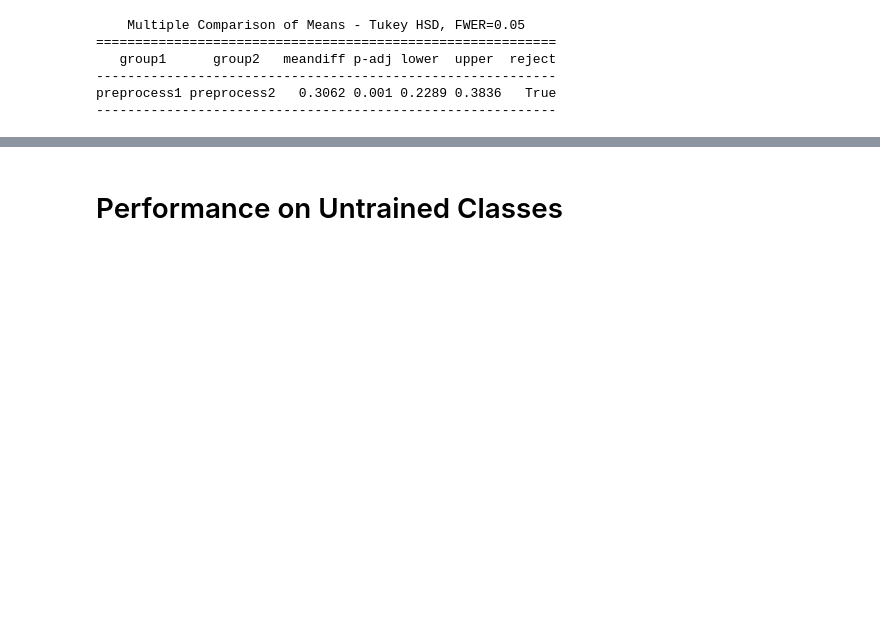
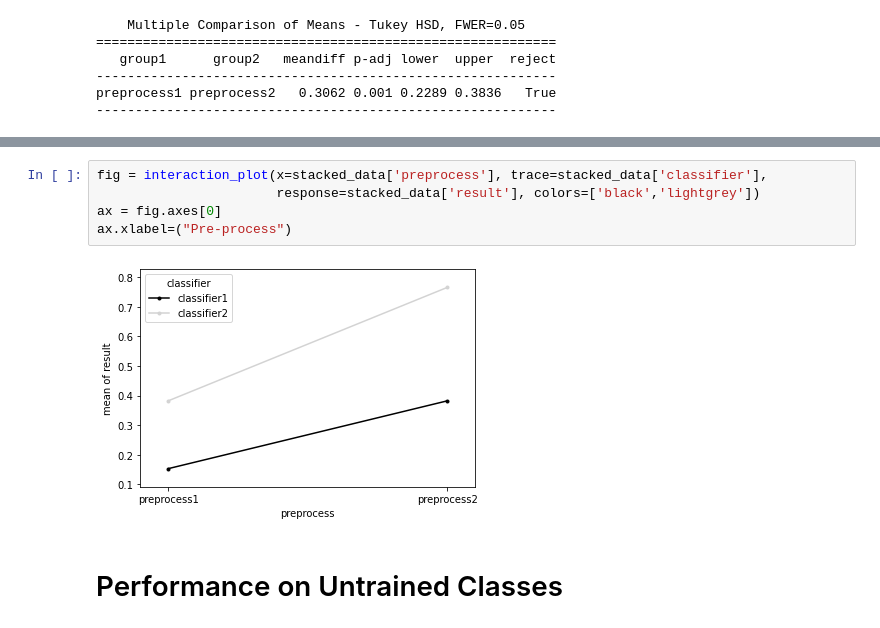
Before and after one commit to maddybartlett/Thesis_Notebooks, a Jupyter notebook: Chapter5_LMUs/Analysis/Analysis.ipynb, the cells around one changed output, grey strips where cells are left out. Saved outputs shown, nothing was run; the diff lists cells and outputs as text; blank space fills up the shorter version.

Commit message:
interaction plot

```diff
--- a/Chapter5_LMUs/Analysis/Analysis.ipynb
+++ b/Chapter5_LMUs/Analysis/Analysis.ipynb
@@ -1036,3 +1062,10 @@ preprocess1 preprocess2   0.3062 0.001 0.2289 0.3836   True
+# %%
+fig = interaction_plot(x=stacked_data['preprocess'], trace=stacked_data['classifier'],
+                       response=stacked_data['result'], colors=['black','lightgrey'])
+ax = fig.axes[0]
+ax.xlabel=("Pre-process")
+# %% [output]
+[figure, added]
 # %% [markdown]
 # Performance on Untrained Classes
 # %%
```
Also changed, not shown: parts of 4 cells of this notebook, 1 other file.
